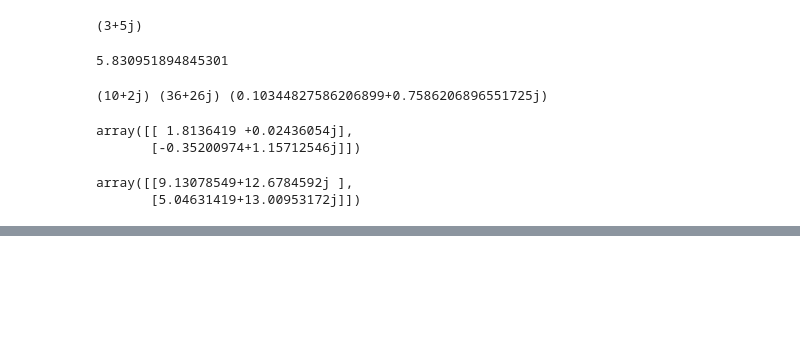
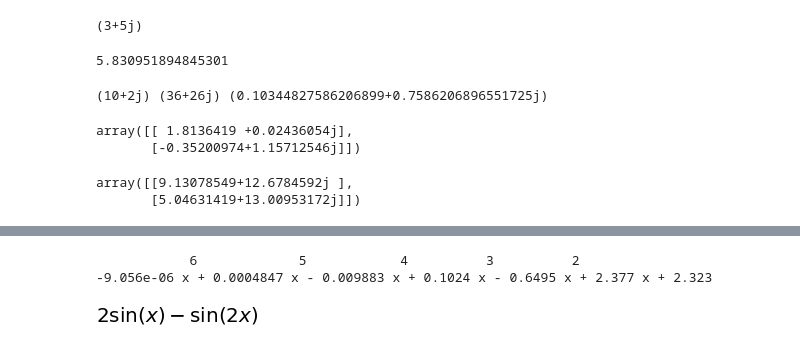
Before and after one commit to nirlan/applied-math-python, a Jupyter notebook: Ferramentas_Matemáticas_Aplicadas.ipynb, the cells around one changed output, grey strips where cells are left out. Cells and saved outputs as stored; diff of their text form; code cells hidden in the pictures; blank space fills up the shorter version.

```diff
--- a/Ferramentas_Matemáticas_Aplicadas.ipynb
+++ b/Ferramentas_Matemáticas_Aplicadas.ipynb
@@ -1141,0 +1225,29 @@ array([[9.13078549+12.6784592j ],
+# %%
+from scipy.interpolate import *
+
+x = [4.6, 15.45, 17.72, 10.65, 1.73, 7.69, 0.45]
+y = [5.97, 2.11, 2.37, 3.74, 4.94, 5.37, 3.27]
+f = lagrange(x, y)
+print(f)
+# %% [output]
+            6             5            4          3          2
+-9.056e-06 x + 0.0004847 x - 0.009883 x + 0.1024 x - 0.6495 x + 2.377 x + 2.323
+# %%
+#####################
+# SÉRIES DE FOURIER #
+#####################
+
+# Exemplo 1:
+# Obtenha, por meio de série de Fourier, aproximações para a função y = x
+# utilizando 2, 3 e 4 termos da série. Faça os respectivos gráficos
+
+# Utilizando 2 termos da série -->
+
+from sympy import *
+x, f = symbols('x f')
+init_printing()
+f = x
+s = fourier_series(f, (x, -pi, pi))
+s.truncate(2)
+# %% [output]
+[figure, added]
```
Also changed, not shown: parts of 12 cells of this notebook.
